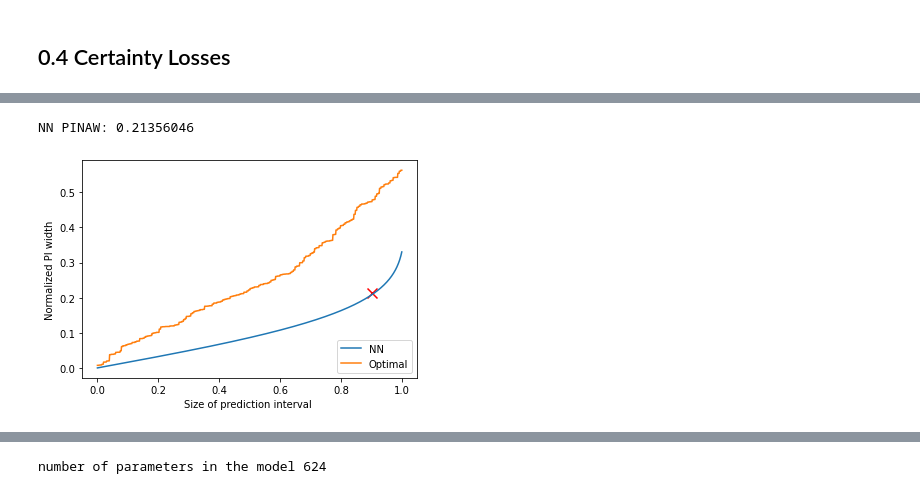
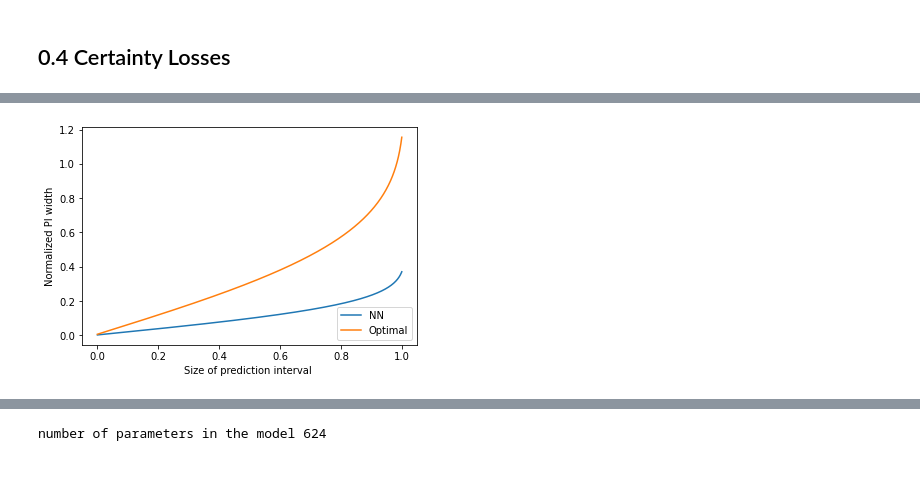
Before and after one commit to predict-idlab/The-Distribution-Coverage-Loss, a Jupyter notebook: DC_Concrete.ipynb, the cells around one changed output, grey strips where cells are left out. Cells and saved outputs as stored; diff of their text form; code cells hidden in the pictures.

```diff
--- a/DC_Concrete.ipynb
+++ b/DC_Concrete.ipynb
@@ -28,7 +28,7 @@ print(tf.__version__)
 # %% [markdown]
 ## 0.2. Data processing
 # %%
-dataset = pd.read_csv(r"../Data/Uncertainty/Concrete_data.csv")
+dataset = pd.read_csv(r"Data/Uncertainty/Concrete_data.csv")
 # %%
 dataset
 # %% [output]
@@ -230,5 +189,5 @@ def ECE_model():
 # %%
-Runs = 5
+Runs = 1
 Ensembles = 5
 alpha=0.1
 distr="normal"
@@ -410,32 +366,0 @@ DCE: -0.029 +/- (0.012)
-# %%
-pred_arr = processed_x_test#processed_x_train
-test_arr = processed_y_test#processed_y_train
-
-out=real_model.predict(pred_arr)[:,0]
-unc.scores_calc_print(y_scaler.inverse_transform(out.reshape(-1,1)),y_scaler.inverse_transform(test_arr),True)
-# %%
-pred_arr = processed_x_test#processed_x_train
-test_arr = processed_y_test#processed_y_train
-
-out=real_model.predict(pred_arr)
-
-upper=out[:,0]
-lower=out[:,1]
-
-
-distr = 'normal'
-
-pinaw = unc.tf_PINAW_one_dim(test_arr[:,0],upper,lower).numpy()
-#pinaw = PINAW(processed_y_test[:,0],upper,lower)
-
-sigm = unc.tf_calculate_sigma(upper,lower,distr)
-#up,low = tf_calculate_mean(upper,lower,sigm,distr)
-Y_pred,diff=unc.tf_calculate_mean(upper,lower,sigm,distr)#(up+low)/2
-#Y_pred = tf.math.exp(mu-tf.math.square(sigm))+beta
-
-res,values,ece,pinaw_plot,ideal_pinaw_plot=unc.tf_ce_plot(test_arr,upper,lower,distr)
-
-soft_picp = unc.tf_Soft_PICP_one_dim(upper,lower,test_arr[:,0],s=1000).numpy()
-print("Soft PICP: "+str(soft_picp))
-#print("Soft PICP: "+str(Soft_PICP(upper,lower,processed_y_test,s=1000)))
-print("Hard PICP: "+str(unc.PICP(upper,lower,test_arr[:,0])))
@@ -479,23 +388,17 @@ NN ACE: 0.03179335
 # %%
 plt.figure(figsize=(6,4))
 ax = plt.gca()
 
-#diff = np.sum(np.abs(np.subtract(values,res)))
-print("NN PINAW: "+str(pinaw))
-#print("NN CE: "+str(ce))
 plt.plot(np.arange(0,1.0,1.0/len(values)),pinaw_plot,label='NN')
-plt.plot(np.arange(0,1.0,1.0/len(values)),ideal_pinaw_plot,label='Optimal')
-plt.scatter(0.9,pinaw,marker="x",color='red',s=100)
-#plt.xticks(np.arange(0, 1.1, 0.1),np.round(values[0::100],2))#, np.round(values[0::10],2))
-#plt.locator_params(axis='x', nbins=len(values)/10)
+plt.plot(np.arange(0,1.0,1.0/len(values)),widths,label='Optimal')
+
 plt.xlabel('Size of prediction interval ')
 plt.ylabel('Normalized PI width')
 
 plt.legend(loc='lower right')
 plt.show()
 # %% [output]
-NN PINAW: 0.21356046
-[figure, old version]
+[figure, new version]
 # %%
 start = 0
 end = 20
```
Also changed, not shown: parts of 19 cells of this notebook, 4 other files.
